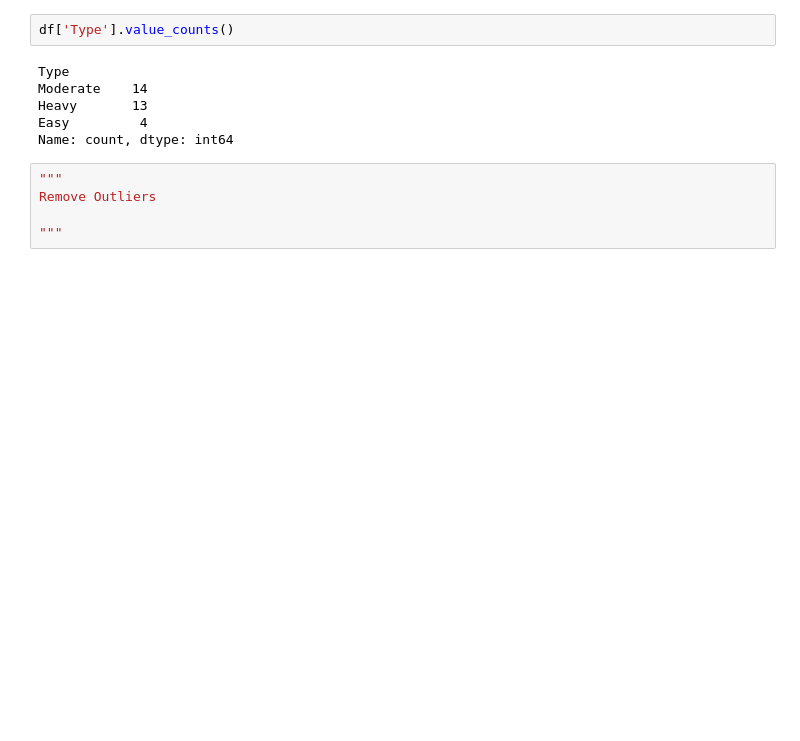
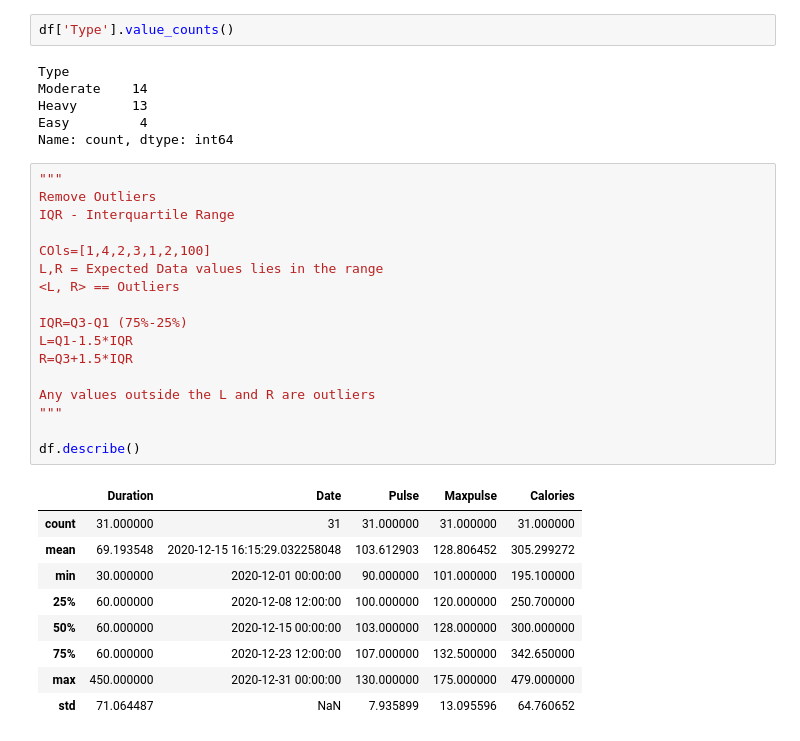
Before and after one commit to Irtisam99/Python_Programming, a Jupyter notebook: Advanced_pandas.ipynb, the cells around one changed output. Drawn from its saved outputs; the diff is of its cells as text; blank space fills up the shorter version.

```diff
--- a/Advanced_pandas.ipynb
+++ b/Advanced_pandas.ipynb
@@ -175,5 +177,27 @@ Name: count, dtype: int64
 # %%
 """
 Remove Outliers
+IQR - Interquartile Range
 
+COls=[1,4,2,3,1,2,100]
+L,R = Expected Data values lies in the range
+<L, R> == Outliers
+
+IQR=Q3-Q1 (75%-25%)
+L=Q1-1.5*IQR
+R=Q3+1.5*IQR
+
+Any values outside the L and R are outliers
 """
+
+df.describe()
+# %% [output]
+|  | Duration | Date | Pulse | Maxpulse | Calories |
+| count | 31.000000 | 31 | 31.000000 | 31.000000 | 31.000000 |
+| mean | 69.193548 | 2020-12-15 16:15:29.032258048 | 103.612903 | 128.806452 | 305.299272 |
+| min | 30.000000 | 2020-12-01 00:00:00 | 90.000000 | 101.000000 | 195.100000 |
+| 25% | 60.000000 | 2020-12-08 12:00:00 | 100.000000 | 120.000000 | 250.700000 |
+| 50% | 60.000000 | 2020-12-15 00:00:00 | 103.000000 | 128.000000 | 300.000000 |
+| 75% | 60.000000 | 2020-12-23 12:00:00 | 107.000000 | 132.500000 | 342.650000 |
+| max | 450.000000 | 2020-12-31 00:00:00 | 130.000000 | 175.000000 | 479.000000 |
+| std | 71.064487 | NaN | 7.935899 | 13.095596 | 64.760652 |
```
Also changed, not shown: parts of 12 cells of this notebook.
